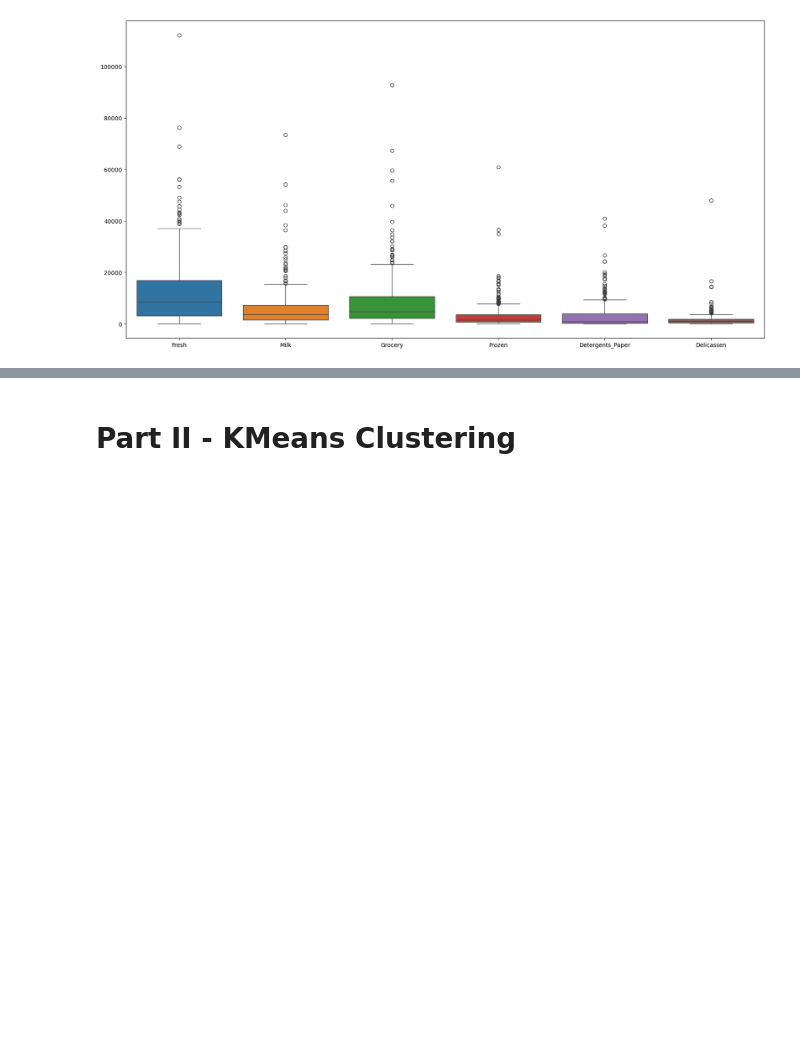
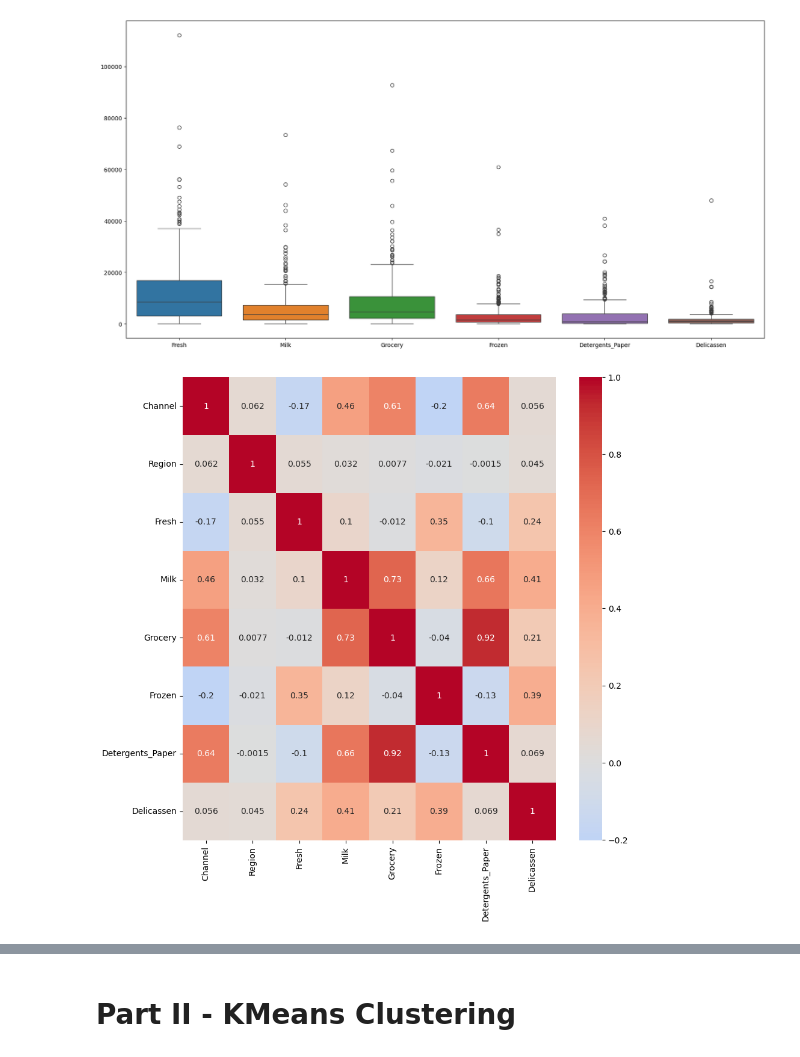
Before and after one commit to tjjdoherty/ml-project-unsupervised-learning, a Jupyter notebook: Unsupervised Learning - Project.ipynb, the cells around one changed output, grey strips where cells are left out. Cells and saved outputs as stored; diff of their text form; code cells hidden in the pictures; blank space fills up the shorter version.

```diff
--- a/Unsupervised Learning - Project.ipynb
+++ b/Unsupervised Learning - Project.ipynb
@@ -114,3 +129,10 @@ sns.boxplot(data=data.drop(['Channel', 'Region'], axis=1))
 plt.show()
 # %% [output]
 [figure]
+# %%
+# sns heatplot of the correlation matrix, scale from -1 to 1
+plt.figure(figsize=(10,10))
+sns.heatmap(data.corr(), annot=True, cmap='coolwarm', center=0)
+plt.show()
+# %% [output]
+[figure, added]
```
Also changed, not shown: parts of 14 cells of this notebook.
